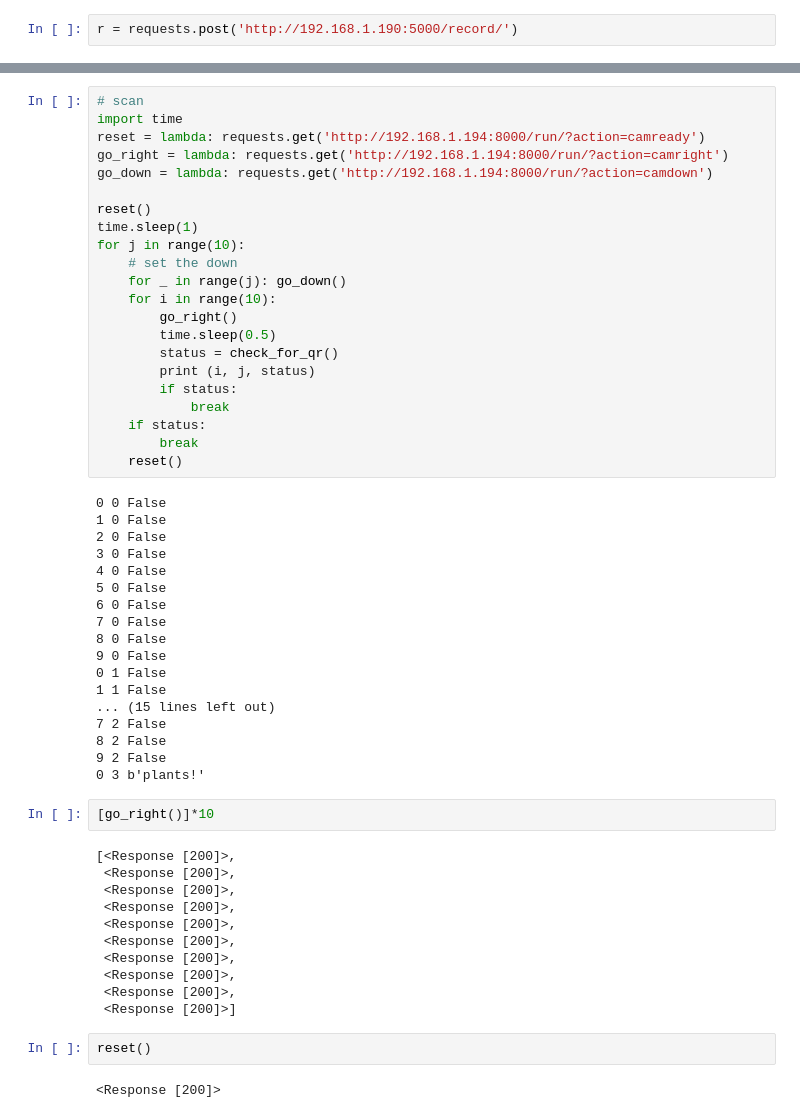
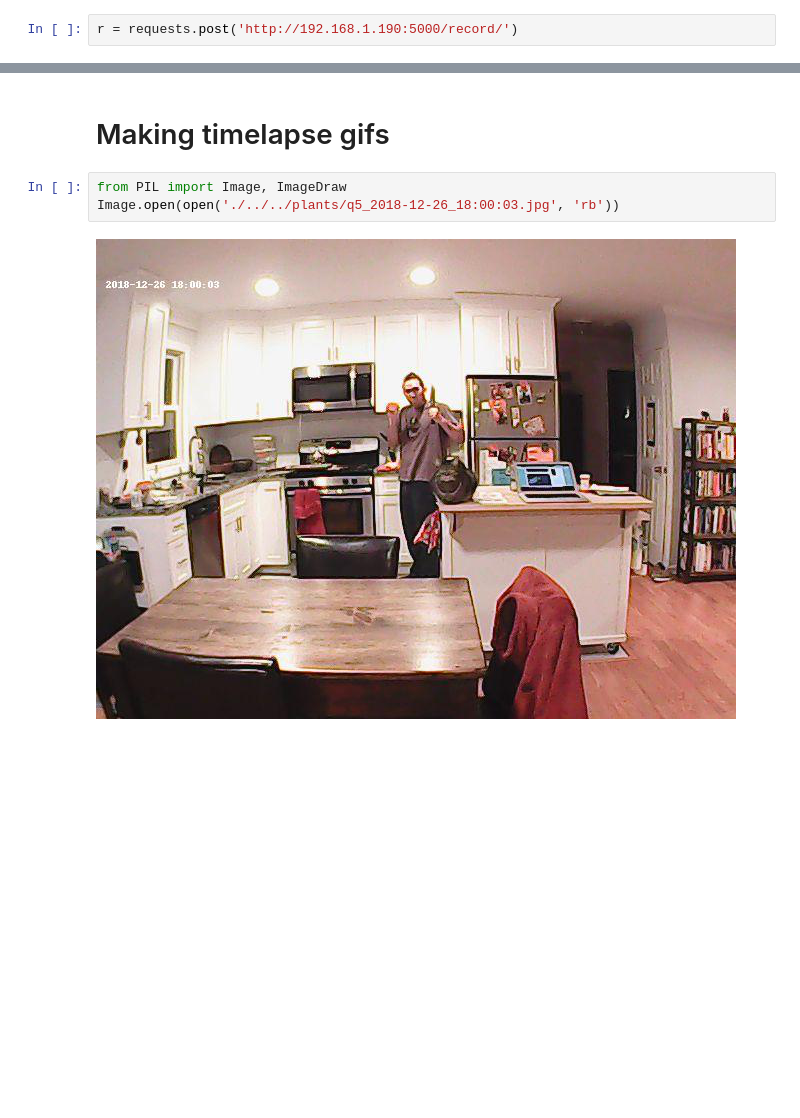
Before and after one commit to seanluciotolentino/hydrofarm, a Jupyter notebook: notebooks/Science.ipynb, the cells around one changed output, grey strips where cells are left out. Cells and saved outputs as stored; diff of their text form; blank space fills up the shorter version.

```diff
--- a/notebooks/Science.ipynb
+++ b/notebooks/Science.ipynb
@@ -198,57 +131,8 @@ qr: False
-# %%
-# scan
-import time
-reset = lambda: requests.get('http://192.168.1.194:8000/run/?action=camready')
-go_right = lambda: requests.get('http://192.168.1.194:8000/run/?action=camright')
-go_down = lambda: requests.get('http://192.168.1.194:8000/run/?action=camdown')
-
-reset()
-time.sleep(1)
-for j in range(10):
-    # set the down
-    for _ in range(j): go_down()
-    for i in range(10):
-        go_right()
-        time.sleep(0.5)
-        status = check_for_qr()
-        print (i, j, status)
-        if status:
-            break
-    if status:
-        break
-    reset()
-# %% [output]
-0 0 False
-1 0 False
-2 0 False
-3 0 False
-4 0 False
-5 0 False
-6 0 False
-7 0 False
-8 0 False
-9 0 False
-0 1 False
-1 1 False
-... (15 lines left out)
-7 2 False
-8 2 False
-9 2 False
-0 3 b'plants!'
-# %%
-[go_right()]*10
-# %% [output]
-[<Response [200]>,
- <Response [200]>,
- <Response [200]>,
- <Response [200]>,
- <Response [200]>,
- <Response [200]>,
- <Response [200]>,
- <Response [200]>,
- <Response [200]>,
- <Response [200]>]
-# %%
-reset()
-# %% [output]
-<Response [200]>
+# %% [markdown]
+Making timelapse gifs
+======
+# %%
+from PIL import Image, ImageDraw
+Image.open(open('./../../plants/q5_2018-12-26_18:00:03.jpg', 'rb'))
+# %% [output]
+[figure, added]
```
Also changed, not shown: parts of 35 cells of this notebook, 2 other files.
